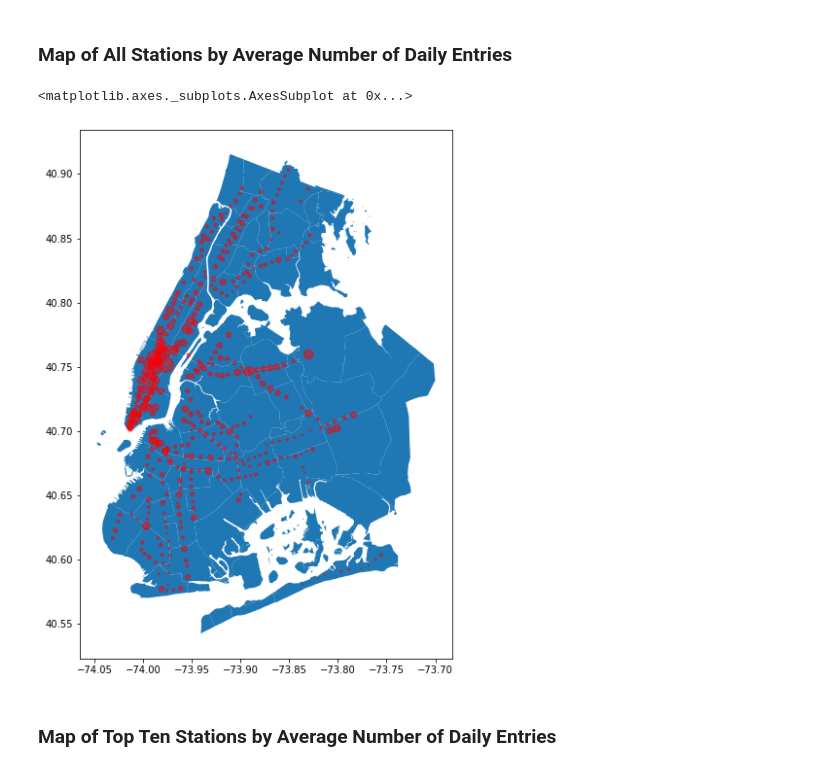
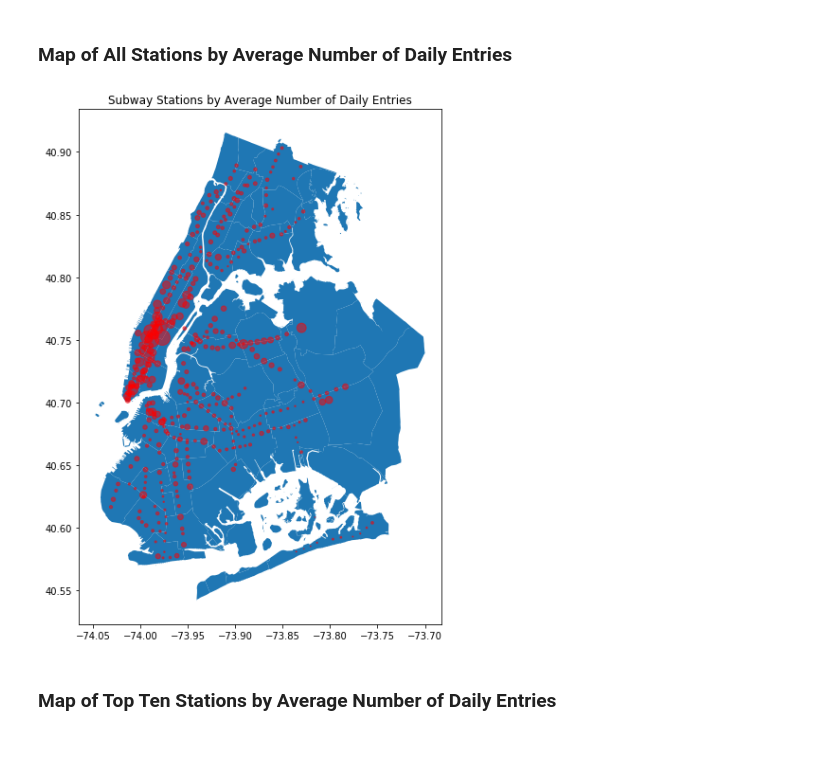
Before and after one commit to njaffe/Volunteer_placement_linear_regression, a Jupyter notebook: Clean_code_project_1.ipynb, the cells around one changed output. Saved outputs shown, nothing was run; the diff lists cells and outputs as text; code cells hidden in the pictures.

```diff
--- a/Clean_code_project_1.ipynb
+++ b/Clean_code_project_1.ipynb
@@ -692,12 +650,11 @@ combined_df = combined_df.drop_duplicates(subset=['STATION'])
 # %%
 # Overlays the stations on a map of NYC with the size giving the relative average number of
 # daily entries at that station.
-fig, ax = plt.subplots(1, figsize=(10, 10))
-districts_geo.plot(ax=ax)
-combined_df.plot(ax=ax, color = 'r',alpha = 1/2, markersize = combined_df['DAILY_ENTRIES']/500)
+fig, ax = plt.subplots(1, figsize=(10, 10));
+districts_geo.plot(ax=ax).set_title('Subway Stations by Average Number of Daily Entries');
+combined_df.plot(ax=ax, color = 'r',alpha = 1/2, markersize = combined_df['DAILY_ENTRIES']/500);
 # %% [output]
-<matplotlib.axes._subplots.AxesSubplot at 0x...>
-[figure, old version]
+[figure, new version]
 # %% [markdown]
 ### Map of Top Ten Stations by Average Number of Daily Entries
 # %%
```
Also changed, not shown: parts of 14 cells of this notebook.
